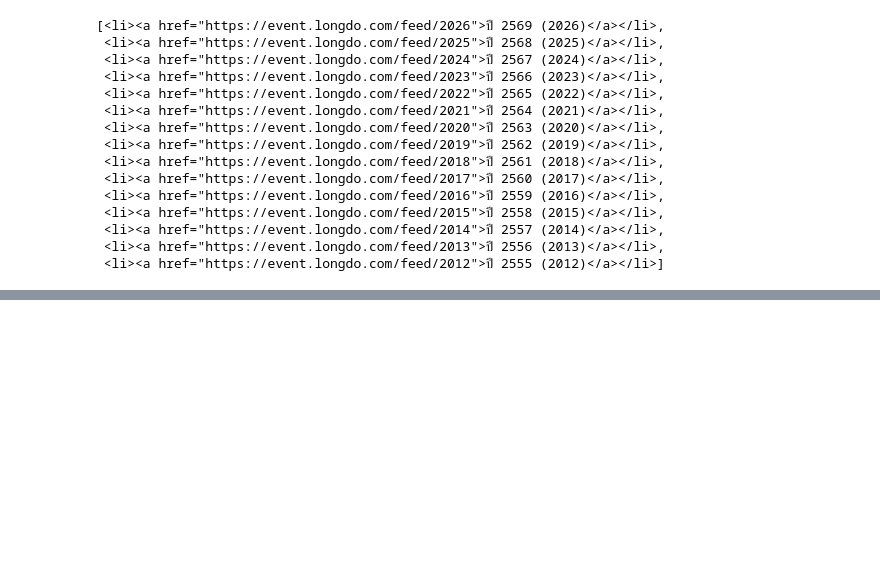
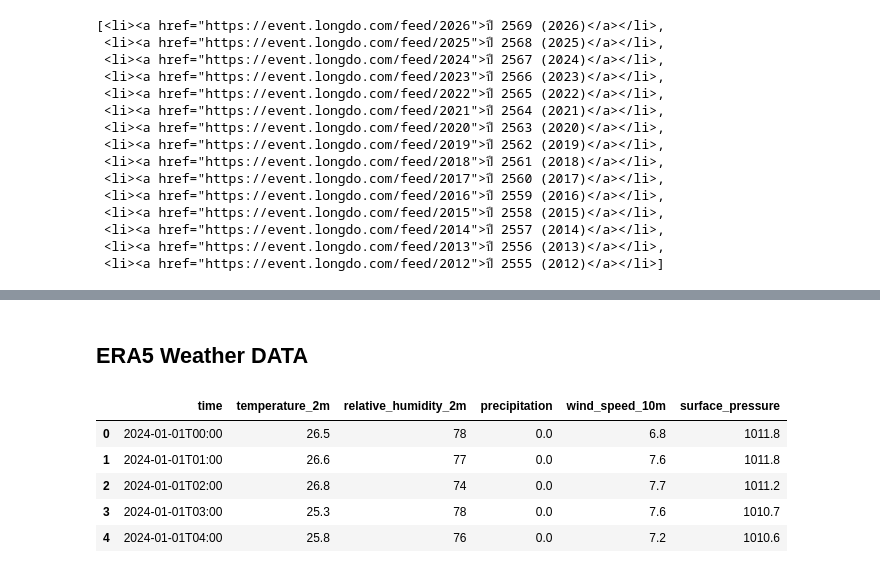
Before and after one commit to UndyingChocomint/2110531_DSDE_2026s1_final_exam_project, a Jupyter notebook: Notebook/1. DS EDA.ipynb, the cells around one changed output, grey strips where cells are left out. Drawn from its saved outputs; the diff is of its cells as text; code cells hidden in the pictures; blank space fills up the shorter version.

```diff
--- a/Notebook/1. DS EDA.ipynb
+++ b/Notebook/1. DS EDA.ipynb
@@ -104,0 +192,35 @@ past_incident
+# %% [markdown]
+## ERA5 Weather DATA
+# %%
+url = "https://archive-api.open-meteo.com/v1/archive"
+
+params = {
+    "latitude": 13.7563,
+    "longitude": 100.5018,
+    "start_date": "2024-01-01",
+    "end_date": "2024-12-31",
+    "hourly": [
+        "temperature_2m",
+        "relative_humidity_2m",
+        "precipitation",
+        "wind_speed_10m",
+        "surface_pressure"
+    ],
+    "timezone": "Asia/Bangkok",
+    "models": "era5"
+}
+
+response = requests.get(url, params=params, timeout=60)
+response.raise_for_status()
+
+data = response.json()
+df = pd.DataFrame(data["hourly"])
+
+df.head()
+# %% [output]
+|  | time | temperature_2m | relative_humidity_2m | precipitation | wind_speed_10m | surface_pressure |
+| 0 | 2024-01-01T00:00 | 26.5 | 78 | 0.0 | 6.8 | 1011.8 |
+| 1 | 2024-01-01T01:00 | 26.6 | 77 | 0.0 | 7.6 | 1011.8 |
+| 2 | 2024-01-01T02:00 | 26.8 | 74 | 0.0 | 7.7 | 1011.2 |
+| 3 | 2024-01-01T03:00 | 25.3 | 78 | 0.0 | 7.6 | 1010.7 |
+| 4 | 2024-01-01T04:00 | 25.8 | 76 | 0.0 | 7.2 | 1010.6 |
```
Also changed, not shown: parts of 12 cells of this notebook, 1 other file.
